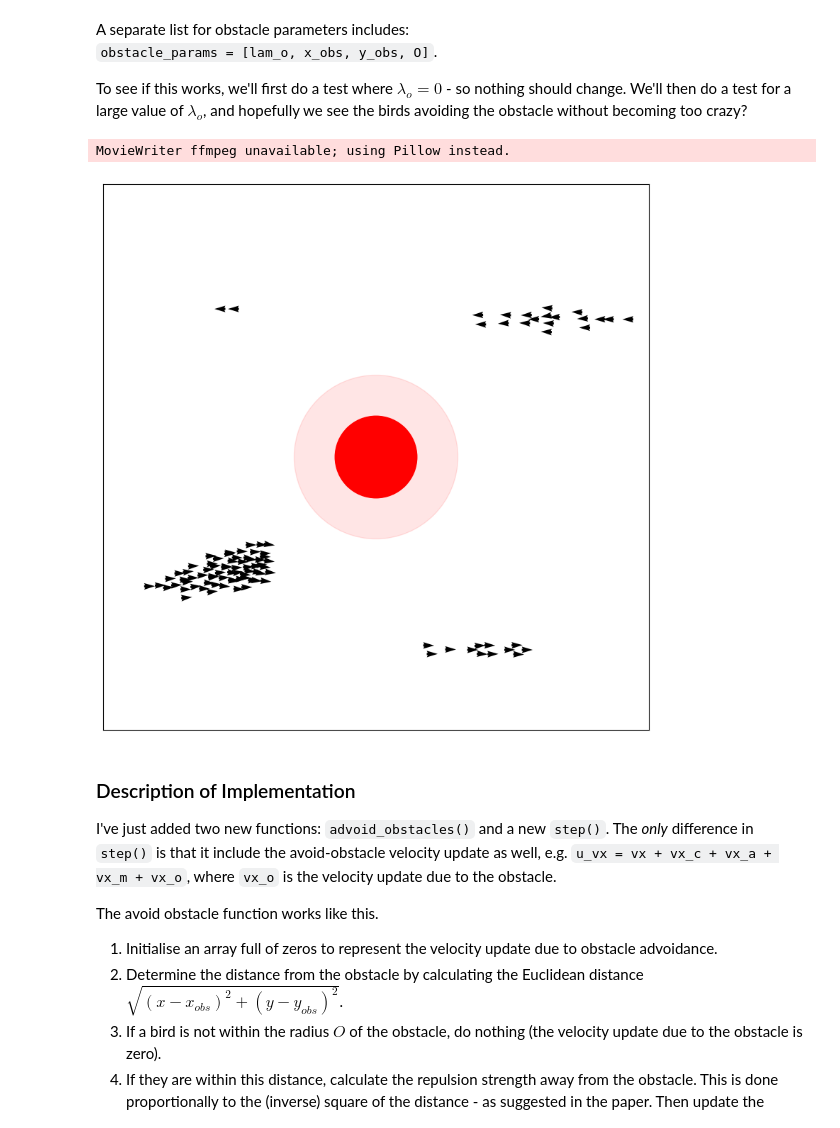
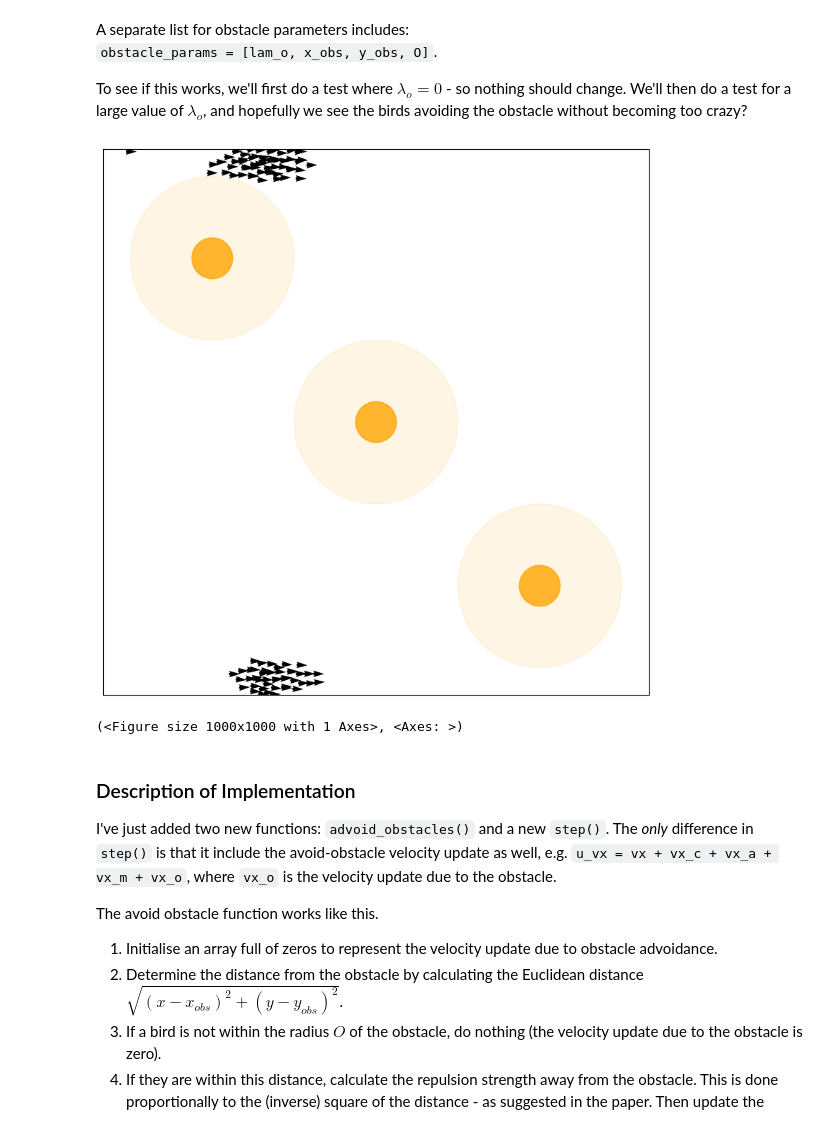
Before and after one commit to flossiedixon/Industrial-Project-2, a Jupyter notebook: obstacles.ipynb, the cells around one changed output. Saved outputs shown, nothing was run; the diff lists cells and outputs as text; code cells hidden in the pictures.

```diff
--- a/obstacles.ipynb
+++ b/obstacles.ipynb
@@ -43,14 +43,14 @@ obstacle_params = [0, 5, 5, 1.5]
 # %%
 # First test: if the strength is zero, there should be no difference to the
 # simulation without any obstacles.
-obstacle_params = [1, 5, 5, 1.5]
+obstacle_params = [[1, 5, 5, 1.5], [1, 2, 8, 1.5], [1, 8, 2, 1.5]]
 
 # 'save = true' saves the animation as a gif in movies/.
 # run_simulation.plot_simulation_obs(model_params, strength_params, obstacle_params, save = True)
 run_simulation.plot_simulation_obs(model_params, strength_params, obstacle_params)
 # %% [output]
+[figure, new version]
-MovieWriter ffmpeg unavailable; using Pillow instead.
+(<Figure size 1000x1000 with 1 Axes>, <Axes: >)
-[figure, old version]
 # %% [markdown]
 ### Description of Implementation
 I've just added two new functions: `advoid_obstacles()` and a new `step()`. The *only* difference in `step()` is that it include the avoid-obstacle velocity update as well, e.g. `u_vx = vx + vx_c + vx_a + vx_m + vx_o`, where `vx_o` is the velocity update due to the obstacle.
```
Also changed, not shown: 6 other files.
